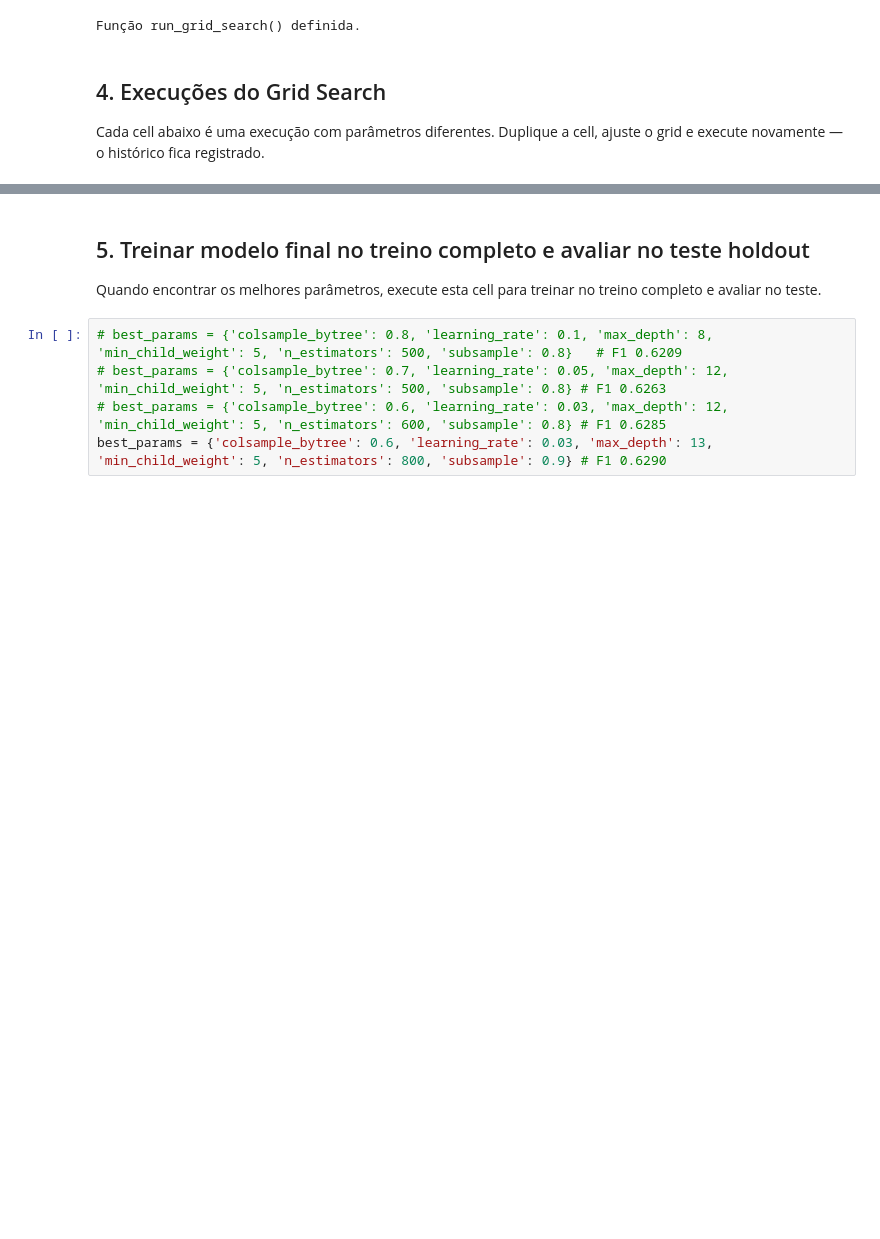
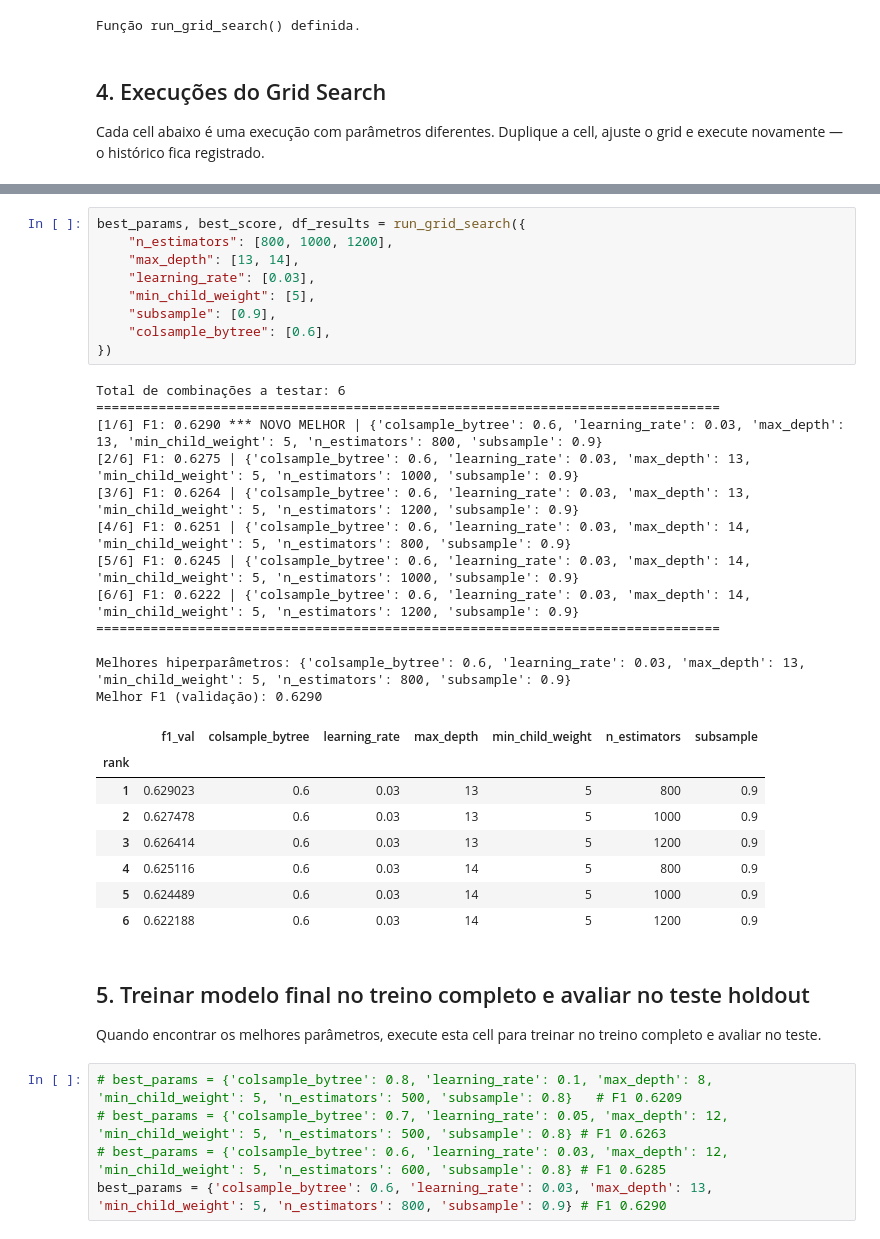
Before and after one commit to vinimeurer/employment-balance-predictor, a Jupyter notebook: notebooks/model_tuning.ipynb, the cells around one changed output, grey strips where cells are left out. Saved outputs shown, nothing was run; the diff lists cells and outputs as text; blank space fills up the shorter version.

```diff
--- a/notebooks/model_tuning.ipynb
+++ b/notebooks/model_tuning.ipynb
@@ -400,3 +406,33 @@ Melhor F1 (validação): 0.6290
+# %%
+best_params, best_score, df_results = run_grid_search({
+    "n_estimators": [800, 1000, 1200],
+    "max_depth": [13, 14],
+    "learning_rate": [0.03],
+    "min_child_weight": [5],
+    "subsample": [0.9],
+    "colsample_bytree": [0.6],
+})
+# %% [output]
+Total de combinações a testar: 6
+================================================================================
+[1/6] F1: 0.6290 *** NOVO MELHOR | {'colsample_bytree': 0.6, 'learning_rate': 0.03, 'max_depth': 13, 'min_child_weight': 5, 'n_estimators': 800, 'subsample': 0.9}
+[2/6] F1: 0.6275 | {'colsample_bytree': 0.6, 'learning_rate': 0.03, 'max_depth': 13, 'min_child_weight': 5, 'n_estimators': 1000, 'subsample': 0.9}
+[3/6] F1: 0.6264 | {'colsample_bytree': 0.6, 'learning_rate': 0.03, 'max_depth': 13, 'min_child_weight': 5, 'n_estimators': 1200, 'subsample': 0.9}
+[4/6] F1: 0.6251 | {'colsample_bytree': 0.6, 'learning_rate': 0.03, 'max_depth': 14, 'min_child_weight': 5, 'n_estimators': 800, 'subsample': 0.9}
+[5/6] F1: 0.6245 | {'colsample_bytree': 0.6, 'learning_rate': 0.03, 'max_depth': 14, 'min_child_weight': 5, 'n_estimators': 1000, 'subsample': 0.9}
+[6/6] F1: 0.6222 | {'colsample_bytree': 0.6, 'learning_rate': 0.03, 'max_depth': 14, 'min_child_weight': 5, 'n_estimators': 1200, 'subsample': 0.9}
+================================================================================
+
+Melhores hiperparâmetros: {'colsample_bytree': 0.6, 'learning_rate': 0.03, 'max_depth': 13, 'min_child_weight': 5, 'n_estimators': 800, 'subsample': 0.9}
+Melhor F1 (validação): 0.6290
+|  | f1_val | colsample_bytree | learning_rate | max_depth | min_child_weight | n_estimators | subsample |
+| rank |  |  |  |  |  |  |  |
+| 1 | 0.629023 | 0.6 | 0.03 | 13 | 5 | 800 | 0.9 |
+| 2 | 0.627478 | 0.6 | 0.03 | 13 | 5 | 1000 | 0.9 |
+| 3 | 0.626414 | 0.6 | 0.03 | 13 | 5 | 1200 | 0.9 |
+| 4 | 0.625116 | 0.6 | 0.03 | 14 | 5 | 800 | 0.9 |
+| 5 | 0.624489 | 0.6 | 0.03 | 14 | 5 | 1000 | 0.9 |
+| 6 | 0.622188 | 0.6 | 0.03 | 14 | 5 | 1200 | 0.9 |
 # %% [markdown]
 ## 5. Treinar modelo final no treino completo e avaliar no teste holdout
 
```
Also changed, not shown: parts of 9 cells of this notebook.
